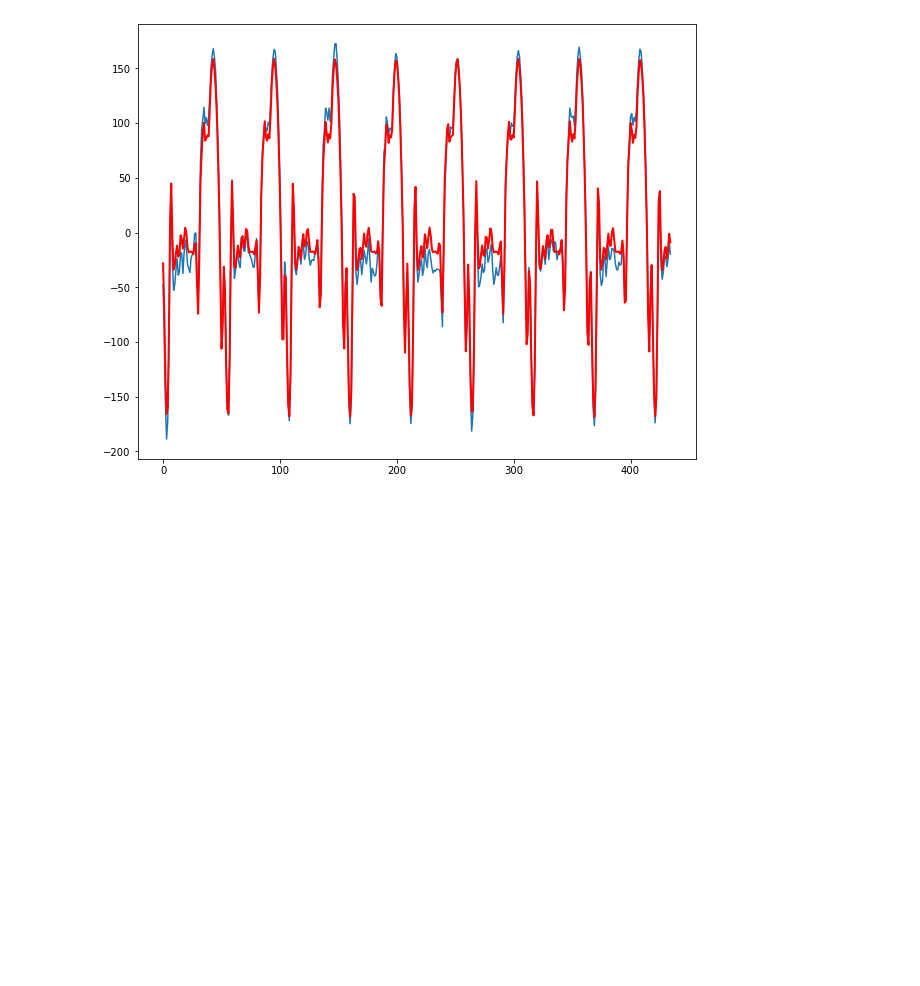
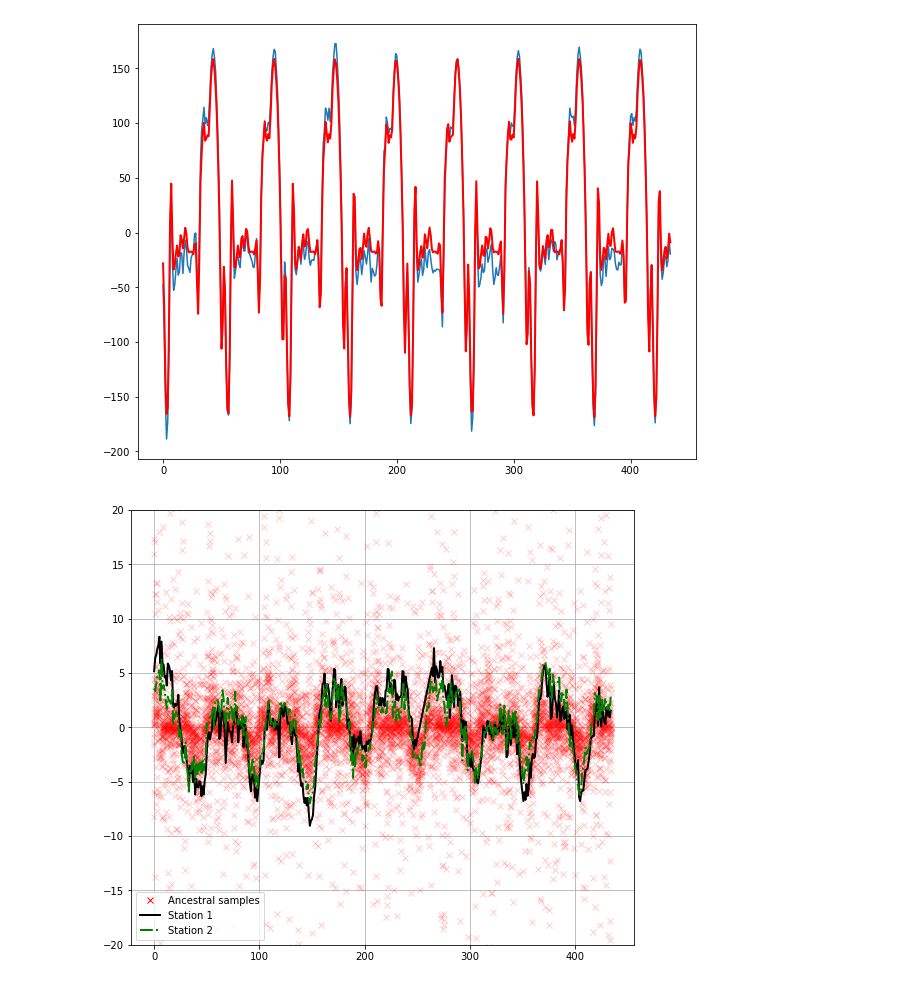
Before and after one commit to eyhl/premis, a Jupyter notebook: notebooks/chapter4.ipynb, the cells around one changed output. Drawn from its saved outputs; the diff is of its cells as text; code cells hidden in the pictures; blank space fills up the shorter version.

```diff
--- a/notebooks/chapter4.ipynb
+++ b/notebooks/chapter4.ipynb
@@ -522,3 +520,22 @@ plt.plot(mean.detach().numpy(), "r", lw=2, label="GP surface height model")
 # %% [output]
 [<matplotlib.lines.Line2D at 0x...>]
 [figure]
+# %%
+plt.figure(figsize=(9, 8))
+for i in range(10):
+    with torch.no_grad():
+        sampling = model(X_train, x, df_params, mean_v=mean, cov_v=cov, obs=None, df_em=df_em)
+        plt.plot(-sampling, marker="x", linestyle="None", alpha=0.2, color="red")
+
+plt.plot(sampling[:, 0], marker="x", linestyle="None", alpha=0.2, color="red", label="Ancestral samples")
+plt.plot(y_train[:, 0], linewidth=2, color="black", label="Station 1")
+plt.plot(y_train[:, 1], linewidth=2, linestyle="-.", color="green", label="Station 2")
+plt.ylim([-20, 20])
+plt.legend()
+ax = plt.gca()
+leg = ax.get_legend()
+leg.legendHandles[0].set_alpha(1)
+plt.grid()
+plt.savefig("./ancestral_sampling.png", dpi=500)
+# %% [output]
+[figure, added]
```
Also changed, not shown: parts of 13 cells of this notebook, 11 other files.
